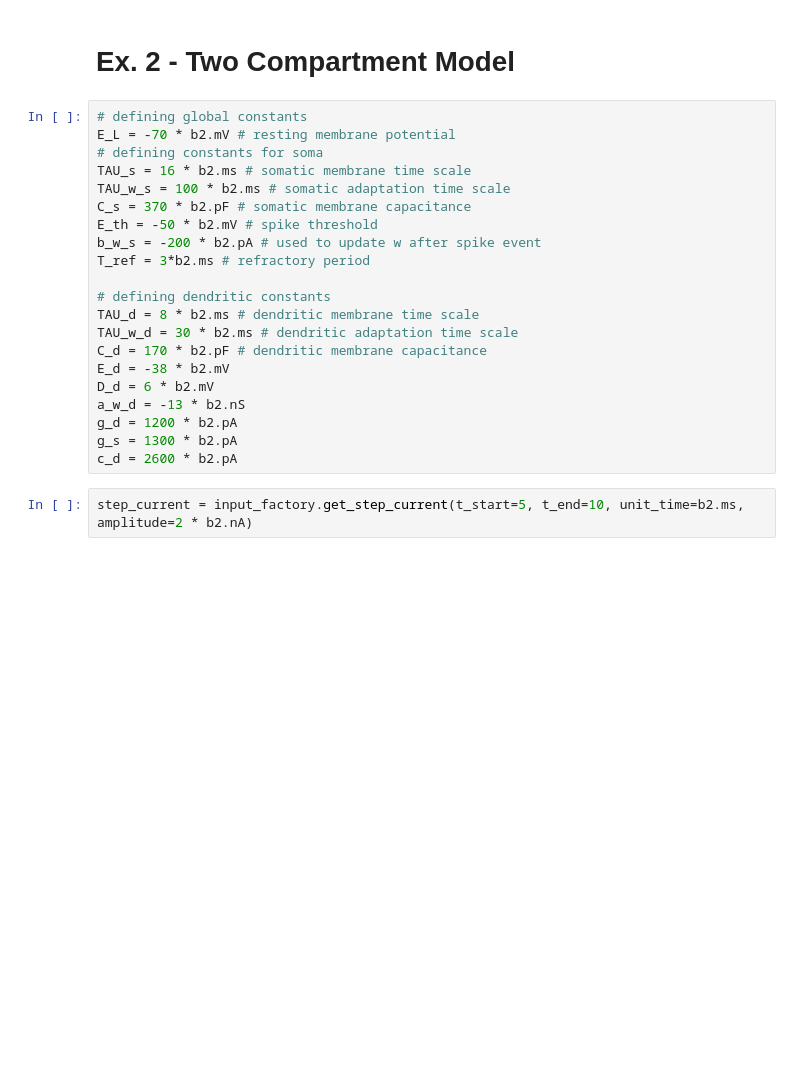
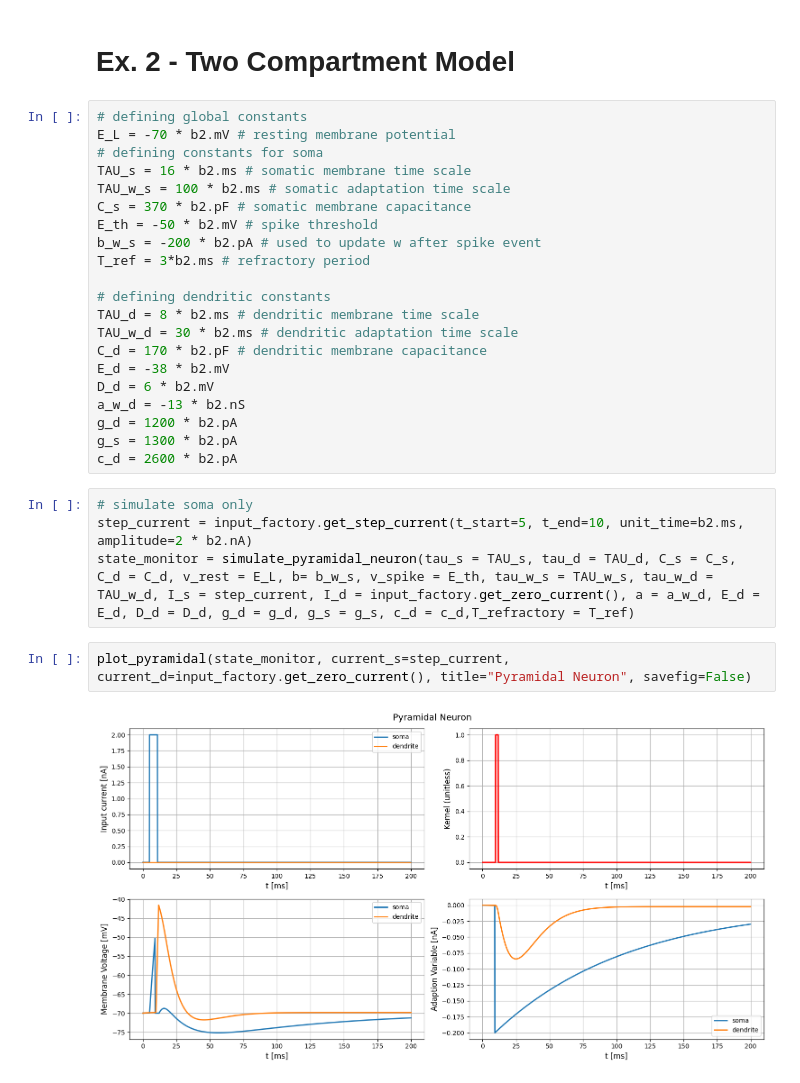
Before and after one commit to lniederhauser/neuronal_dynamics_miniproject, a Jupyter notebook: main.ipynb, the cells around one changed output. Saved outputs shown, nothing was run; the diff lists cells and outputs as text; blank space fills up the shorter version.

Commit message:
Implementation of EPSC current, simulations 2.1-2,4

```diff
--- a/main.ipynb
+++ b/main.ipynb
@@ -191,5 +194,11 @@ a_w_d = -13 * b2.nS
 g_d = 1200 * b2.pA
 g_s = 1300 * b2.pA
 c_d = 2600 * b2.pA
-# %%
-step_current = input_factory.get_step_current(t_start=5, t_end=10, unit_time=b2.ms, amplitude=2 * b2.nA)
+# %%
+# simulate soma only
+step_current = input_factory.get_step_current(t_start=5, t_end=10, unit_time=b2.ms, amplitude=2 * b2.nA)
+state_monitor = simulate_pyramidal_neuron(tau_s = TAU_s, tau_d = TAU_d, C_s = C_s, C_d = C_d, v_rest = E_L, b= b_w_s, v_spike = E_th, tau_w_s = TAU_w_s, tau_w_d = TAU_w_d, I_s = step_current, I_d = input_factory.get_zero_current(), a = a_w_d, E_d = E_d, D_d = D_d, g_d = g_d, g_s = g_s, c_d = c_d,T_refractory = T_ref)
+# %%
+plot_pyramidal(state_monitor, current_s=step_current, current_d=input_factory.get_zero_current(), title="Pyramidal Neuron", savefig=False)
+# %% [output]
+[figure, added]
```
Also changed, not shown: parts of 21 cells of this notebook, 1 other file.
